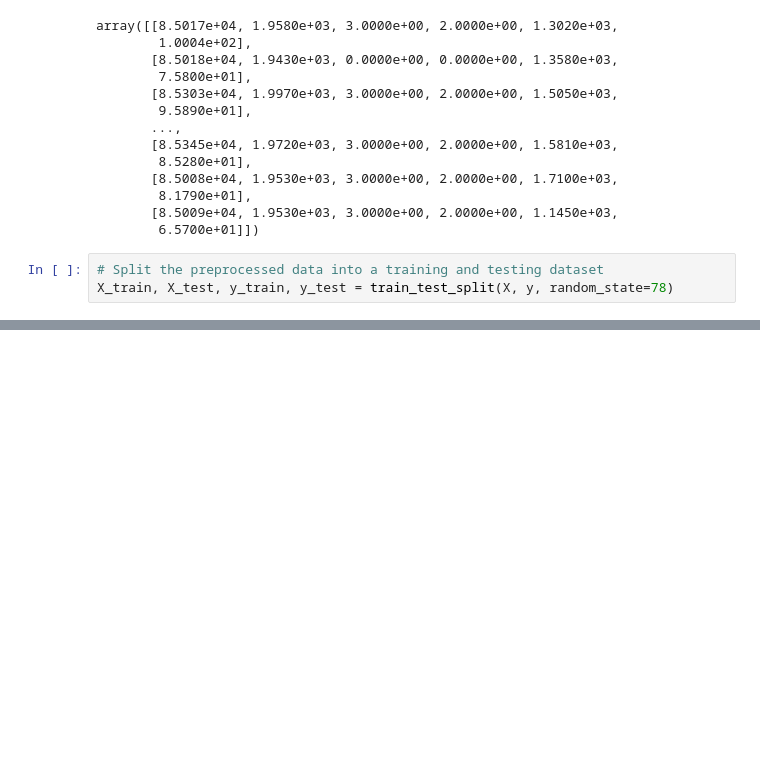
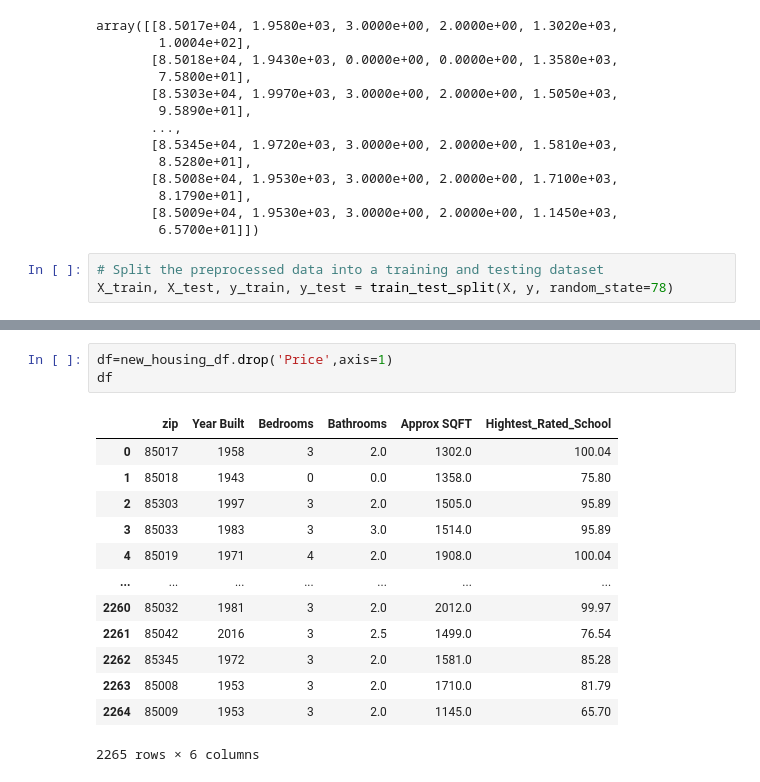
Before and after one commit to josephawanis30/MachineLearningRealEstatePredictions, a Jupyter notebook: RandomForestRegressor.ipynb, the cells around one changed output, grey strips where cells are left out. Drawn from its saved outputs; the diff is of its cells as text; blank space fills up the shorter version.

```diff
--- a/RandomForestRegressor.ipynb
+++ b/RandomForestRegressor.ipynb
@@ -119,0 +188,17 @@ Testing Score: 0.7101169968225822
+# %%
+df=new_housing_df.drop('Price',axis=1)
+df
+# %% [output]
+|  | zip | Year Built | Bedrooms | Bathrooms | Approx SQFT | Hightest_Rated_School |
+| 0 | 85017 | 1958 | 3 | 2.0 | 1302.0 | 100.04 |
+| 1 | 85018 | 1943 | 0 | 0.0 | 1358.0 | 75.80 |
+| 2 | 85303 | 1997 | 3 | 2.0 | 1505.0 | 95.89 |
+| 3 | 85033 | 1983 | 3 | 3.0 | 1514.0 | 95.89 |
+| 4 | 85019 | 1971 | 4 | 2.0 | 1908.0 | 100.04 |
+| ... | ... | ... | ... | ... | ... | ... |
+| 2260 | 85032 | 1981 | 3 | 2.0 | 2012.0 | 99.97 |
+| 2261 | 85042 | 2016 | 3 | 2.5 | 1499.0 | 76.54 |
+| 2262 | 85345 | 1972 | 3 | 2.0 | 1581.0 | 85.28 |
+| 2263 | 85008 | 1953 | 3 | 2.0 | 1710.0 | 81.79 |
+| 2264 | 85009 | 1953 | 3 | 2.0 | 1145.0 | 65.70 |
+2265 rows × 6 columns
```
Also changed, not shown: parts of 9 cells of this notebook.
